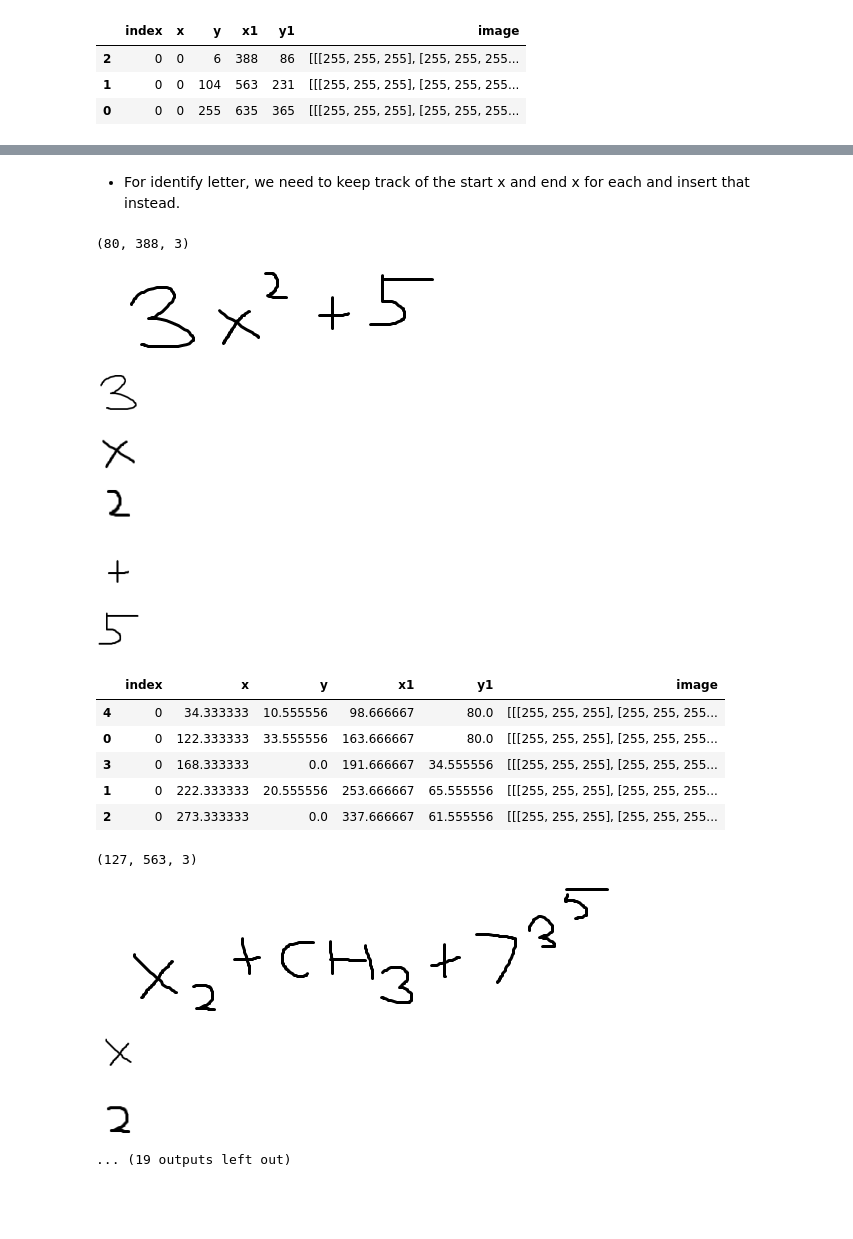
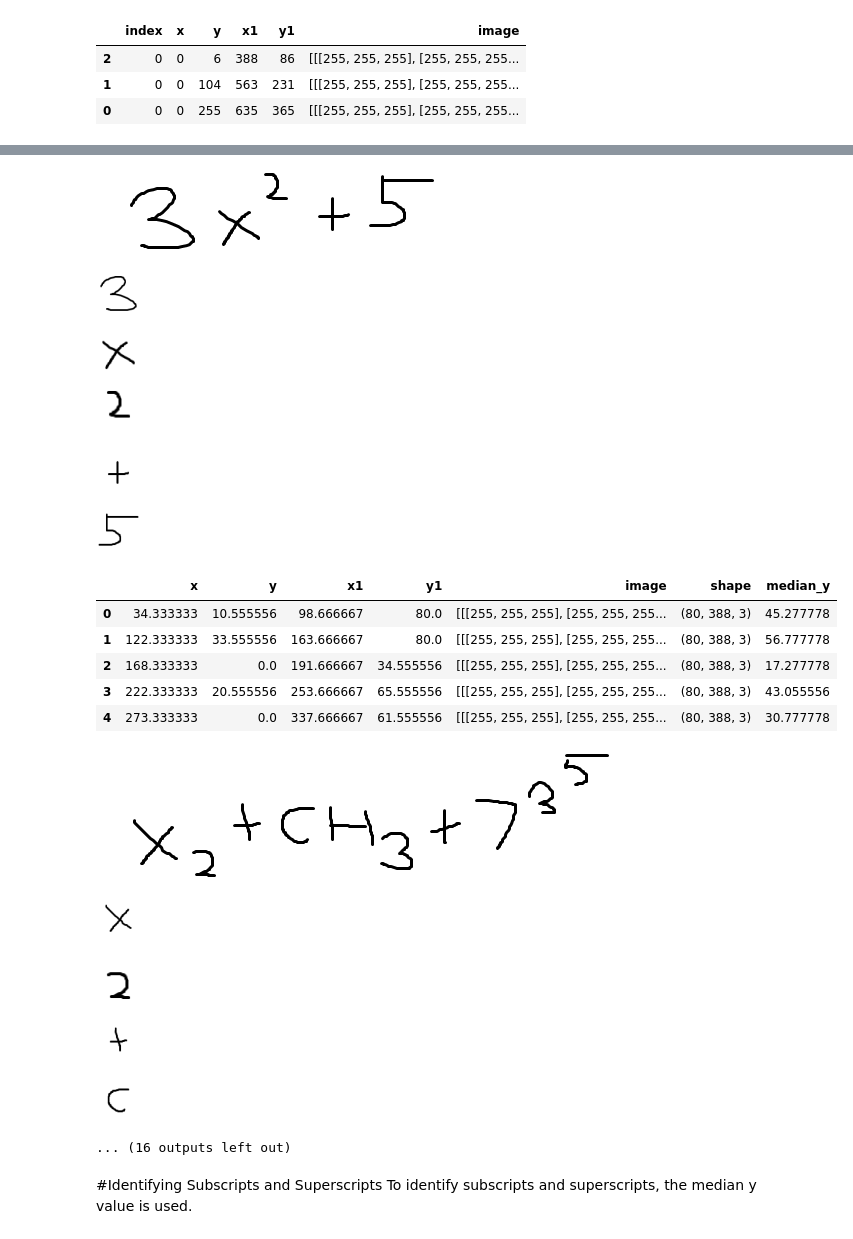
Before and after one commit to muvision/cm-mathvision, a Jupyter notebook: OpenCV.ipynb, the cells around one changed output, grey strips where cells are left out. Drawn from its saved outputs; the diff is of its cells as text; code cells hidden in the pictures; blank space fills up the shorter version.

Commit message:
Implented superscript and subscript detection

```diff
--- a/OpenCV.ipynb
+++ b/OpenCV.ipynb
@@ -531,5 +535,3 @@ To do:
-# %% [markdown]
-- For identify letter, we need to keep track of the start x and end x for each and insert that instead.
 # %%
 '''resize takes in an image img and resizes it to a square based on the
 dimensions width, height and preserves the aspect ratio by filling the rest
@@ -566,45 +568,56 @@ def resize(img, width, height, background_colour):
   resized = cv2.resize(new_img, (width, height), interpolation=cv2.INTER_AREA)
   return resized
 # %%
+line_info = []
+
 for i in range(len(boxcoords.index)):
-  print(boxcoords['image'].iloc[i].shape)
+  img_shape = boxcoords['image'].iloc[i].shape
   cv2_imshow(boxcoords['image'].iloc[i])
   line_images = []
   single_bounding_box = []
-  #single_bounding_box not working correctly
   (line_images, single_bounding_box) = identify_letter(boxcoords['image'].iloc[i], line_images, single_bounding_box, 0, 0, 1, 1, 100)
 
   line_coords = pd.DataFrame([], )
-  line_label = ['x', 'y', 'x1', 'y1', 'image']
+  line_label = ['x', 'y', 'x1', 'y1', 'image', 'shape']
   for i in range(len(line_images)):
     resized_img = resize(line_images[i], 45, 45, b_color)
-    line_coords = pd.concat( [line_coords, pd.DataFrame([single_bounding_box[i][0], single_bounding_box[i][1], single_bounding_box[i][2], single_bounding_box[i][3], resized_img])], axis='columns')
+    line_coords = pd.concat( [line_coords, pd.DataFrame([single_bounding_box[i][0], single_bounding_box[i][1], single_bounding_box[i][2], single_bounding_box[i][3], resized_img, img_shape])], axis='columns')
 
   line_coords = line_coords.transpose()
   line_coords.columns=line_label
   line_coords = line_coords.reset_index()
 
   line_coords = line_coords.sort_values('x', ascending=[True])
+  line_coords = line_coords.reset_index()
+  line_coords = line_coords.drop(columns=['level_0','index'])
+
+  median_y = []
 
   for i in range(len(line_coords)):
-    cv2_imshow(line_coords.iloc[i, 5])
+    cv2_imshow(line_coords.iloc[i, 4])
+    median_y.append((line_coords['y'].iloc[i] + line_coords['y1'].iloc[i])/2)
+  line_coords['median_y'] = median_y
+  line_info.append(line_coords)
   display(line_coords)
 # %% [output]
-(80, 388, 3)
 [figure]
 [figure]
 [figure]
 [figure]
 [figure]
 [figure]
-|  | index | x | y | x1 | y1 | image |
-| 4 | 0 | 34.333333 | 10.555556 | 98.666667 | 80.0 | [[[255, 255, 255], [255, 255, 255... |
-| 0 | 0 | 122.333333 | 33.555556 | 163.666667 | 80.0 | [[[255, 255, 255], [255, 255, 255... |
-| 3 | 0 | 168.333333 | 0.0 | 191.666667 | 34.555556 | [[[255, 255, 255], [255, 255, 255... |
-| 1 | 0 | 222.333333 | 20.555556 | 253.666667 | 65.555556 | [[[255, 255, 255], [255, 255, 255... |
-| 2 | 0 | 273.333333 | 0.0 | 337.666667 | 61.555556 | [[[255, 255, 255], [255, 255, 255... |
+|  | x | y | x1 | y1 | image | shape | median_y |
+| 0 | 34.333333 | 10.555556 | 98.666667 | 80.0 | [[[255, 255, 255], [255, 255, 255... | (80, 388, 3) | 45.277778 |
+| 1 | 122.333333 | 33.555556 | 163.666667 | 80.0 | [[[255, 255, 255], [255, 255, 255... | (80, 388, 3) | 56.777778 |
+| 2 | 168.333333 | 0.0 | 191.666667 | 34.555556 | [[[255, 255, 255], [255, 255, 255... | (80, 388, 3) | 17.277778 |
+| 3 | 222.333333 | 20.555556 | 253.666667 | 65.555556 | [[[255, 255, 255], [255, 255, 255... | (80, 388, 3) | 43.055556 |
+| 4 | 273.333333 | 0.0 | 337.666667 | 61.555556 | [[[255, 255, 255], [255, 255, 255... | (80, 388, 3) | 30.777778 |
-(127, 563, 3)
 [figure]
 [figure]
 [figure]
-... (19 outputs left out)
+[figure, added]
+[figure, added]
+... (16 outputs left out)
+# %% [markdown]
+#Identifying Subscripts and Superscripts
+To identify subscripts and superscripts, the median y value is used.
```
Also changed, not shown: parts of 10 cells of this notebook.
